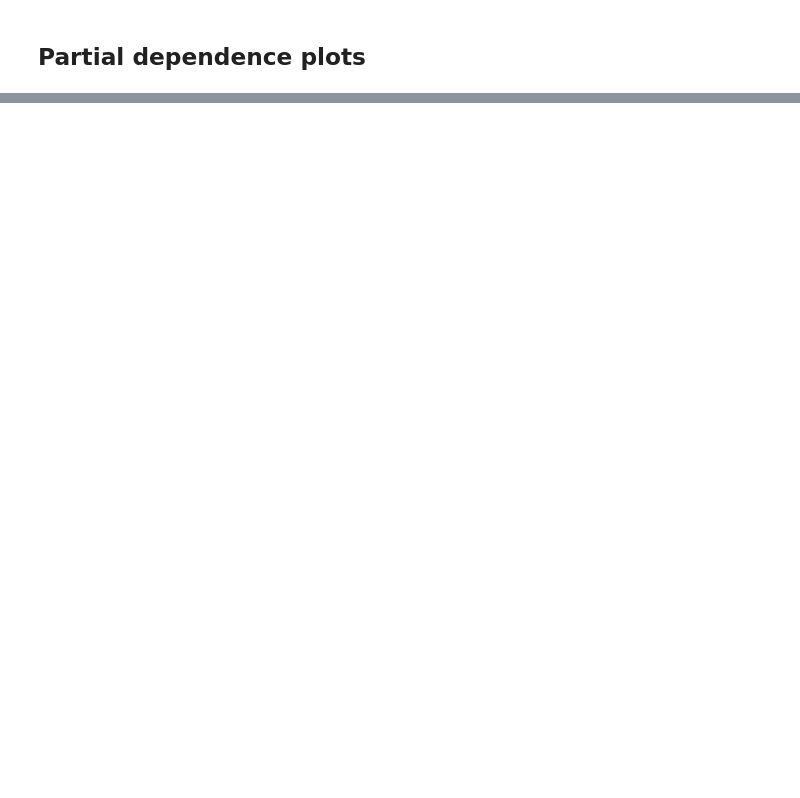
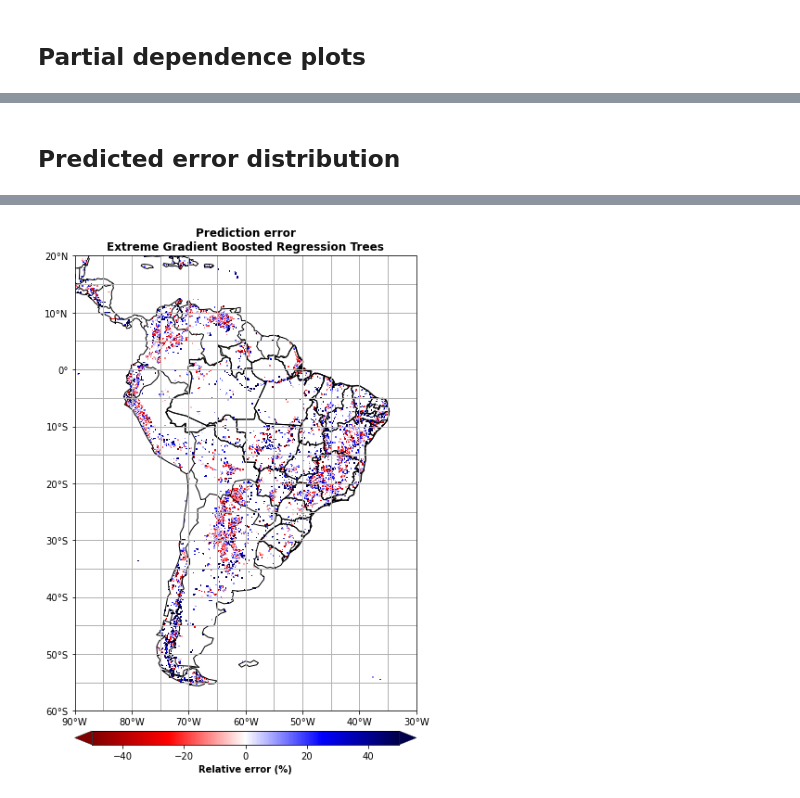
Before and after one commit to SandroAlex/phd, a Jupyter notebook: notebooks/modelling/ndvi_trends_gbrt_xgboost.ipynb, the cells around one changed output, grey strips where cells are left out. Cells and saved outputs as stored; diff of their text form; code cells hidden in the pictures; blank space fills up the shorter version.

```diff
--- a/notebooks/modelling/ndvi_trends_gbrt_xgboost.ipynb
+++ b/notebooks/modelling/ndvi_trends_gbrt_xgboost.ipynb
@@ -807,0 +849,42 @@ Wall time: 29 s
+# %% [markdown]
+## Predicted error distribution
+# %%
+%%time
+
+# Error = (Ytrue - Ypred) *100 / Ytrue.
+sca = 1.10
+axgr = cdlearn.maps.south_america(
+    figsize=(6 * sca, 12 * sca),
+    nrows_ncols=(1, 1),
+    axes_pad=0.05,
+    titles=["Prediction error\nExtreme Gradient Boosted Regression Trees"],
+    cbar_mode="single",
+    cbar_location="bottom"
+)
+
+# As pandas DataFrame object.
+num = (df_matrix[target].values.flatten() - final_model.predict(df_matrix[features]))
+den = df_matrix[target].values.flatten()
+error = 100 * np.divide(num, den, out=np.nan * np.ones_like(den), where=den!=0)
+error = pd.DataFrame(data=error, columns=["error"])
+error["lat"] = df_matrix["lat"].values
+error["lon"] = df_matrix["lon"].values
+error = error.set_index(keys=["lat", "lon"])
+
+# Convert to xarray Dataset object.
+error = error.to_xarray()
+
+# Data on map.
+p = error.error.plot(
+    ax=axgr[0],
+    vmin=-50,
+    vmax=50,
+    cmap=plt.cm.seismic_r,
+    add_colorbar=False,
+    add_labels=False
+)
+
+# Fill color bar.
+cb = axgr.cbar_axes[0].colorbar(p, extend="both")
+cb.set_label_text("Relative error (%)", weight="bold")
+# %% [output]
@@ -807,0 +893 @@ Wall time: 29 s
+[figure, added]
```
Also changed, not shown: parts of 21 cells of this notebook.
